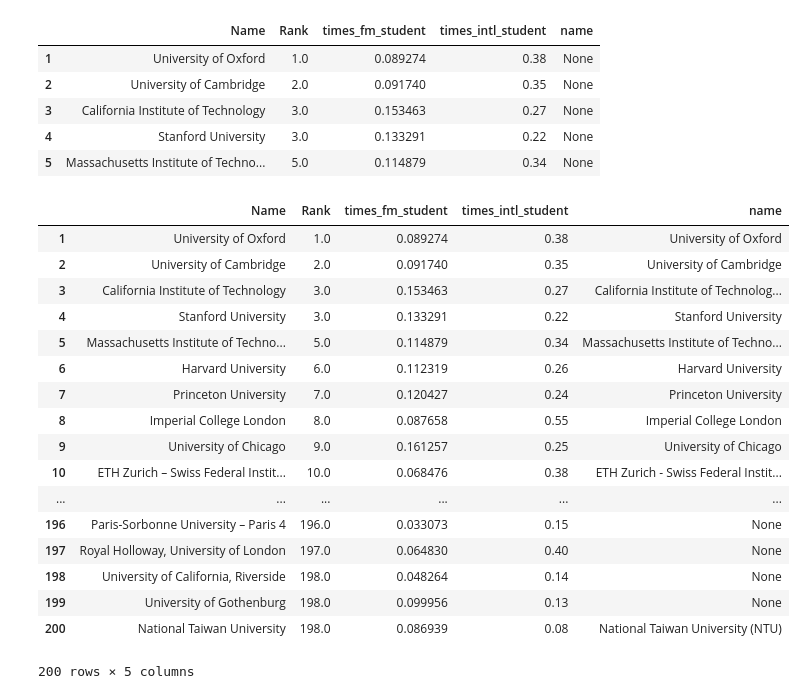
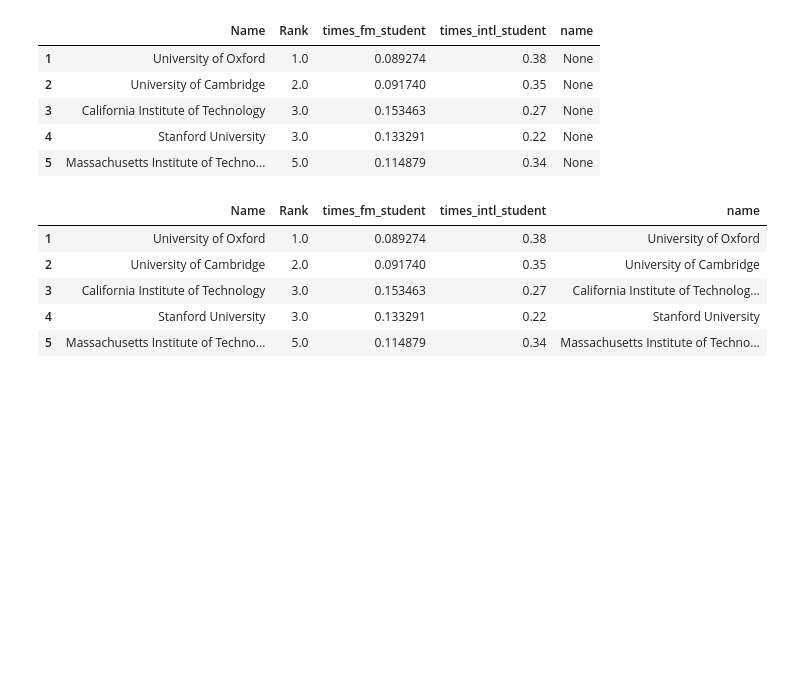
Before and after one commit to antonino-barbera/seanbi, a Jupyter notebook: HW2/Homework 2.ipynb, the cells around one changed output. Saved outputs shown, nothing was run; the diff lists cells and outputs as text; code cells hidden in the pictures; blank space fills up the shorter version.

```diff
--- a/HW2/Homework 2.ipynb
+++ b/HW2/Homework 2.ipynb
@@ -495,43 +524,31 @@ def lcs(atext,btext):
                     matrix[i][j]=matrix[i][j-1]
     return matrix[len(a_arr)][len(b_arr)]/len(a_arr), matrix[len(a_arr)][len(b_arr)]/len(b_arr)
 def name_checker3(a,blist):
     max_tuple=(-1,0)
     t_a=a.replace('Universit','')
     t_a=t_a.replace('Institut','')
     for b in blist:
         t_b=b.replace('Universit','')
         t_b=t_b.replace('Institut','')
         a_p,b_p=lcs(t_a,t_b)
         if max_tuple[0]<(a_p+b_p): max_tuple=(a_p+b_p,b)
     if(max_tuple[0]>=1.261): return max_tuple[1]
     return None
 used=[]
 for idx in range(1,201):
     if times_merge.at[idx,'name']==None:
         name=name_checker3(times_merge.at[idx,'Name'],top_names)
         if name!=None:
             used.append(name)
         times_merge.at[idx,'name']=name
 top_names=list(set(top_names) - set(used))
 
 
-times_merge
+times_merge.head()
 # %% [output]
 |  | Name | Rank | times_fm_student | times_intl_student | name |
 | 1 | University of Oxford | 1.0 | 0.089274 | 0.38 | University of Oxford |
 | 2 | University of Cambridge | 2.0 | 0.091740 | 0.35 | University of Cambridge |
 | 3 | California Institute of Technology | 3.0 | 0.153463 | 0.27 | California Institute of Technolog... |
 | 4 | Stanford University | 3.0 | 0.133291 | 0.22 | Stanford University |
 | 5 | Massachusetts Institute of Techno... | 5.0 | 0.114879 | 0.34 | Massachusetts Institute of Techno... |
-| 6 | Harvard University | 6.0 | 0.112319 | 0.26 | Harvard University |
-| 7 | Princeton University | 7.0 | 0.120427 | 0.24 | Princeton University |
-| 8 | Imperial College London | 8.0 | 0.087658 | 0.55 | Imperial College London |
-| 9 | University of Chicago | 9.0 | 0.161257 | 0.25 | University of Chicago |
-| 10 | ETH Zurich – Swiss Federal Instit... | 10.0 | 0.068476 | 0.38 | ETH Zurich - Swiss Federal Instit... |
-| ... | ... | ... | ... | ... | ... |
-| 196 | Paris-Sorbonne University – Paris 4 | 196.0 | 0.033073 | 0.15 | None |
-| 197 | Royal Holloway, University of London | 197.0 | 0.064830 | 0.40 | None |
-| 198 | University of California, Riverside | 198.0 | 0.048264 | 0.14 | None |
-| 199 | University of Gothenburg | 198.0 | 0.099956 | 0.13 | None |
-| 200 | National Taiwan University | 198.0 | 0.086939 | 0.08 | National Taiwan University (NTU) |
-200 rows × 5 columns
```
Also changed, not shown: parts of 32 cells of this notebook, 1 other file.
